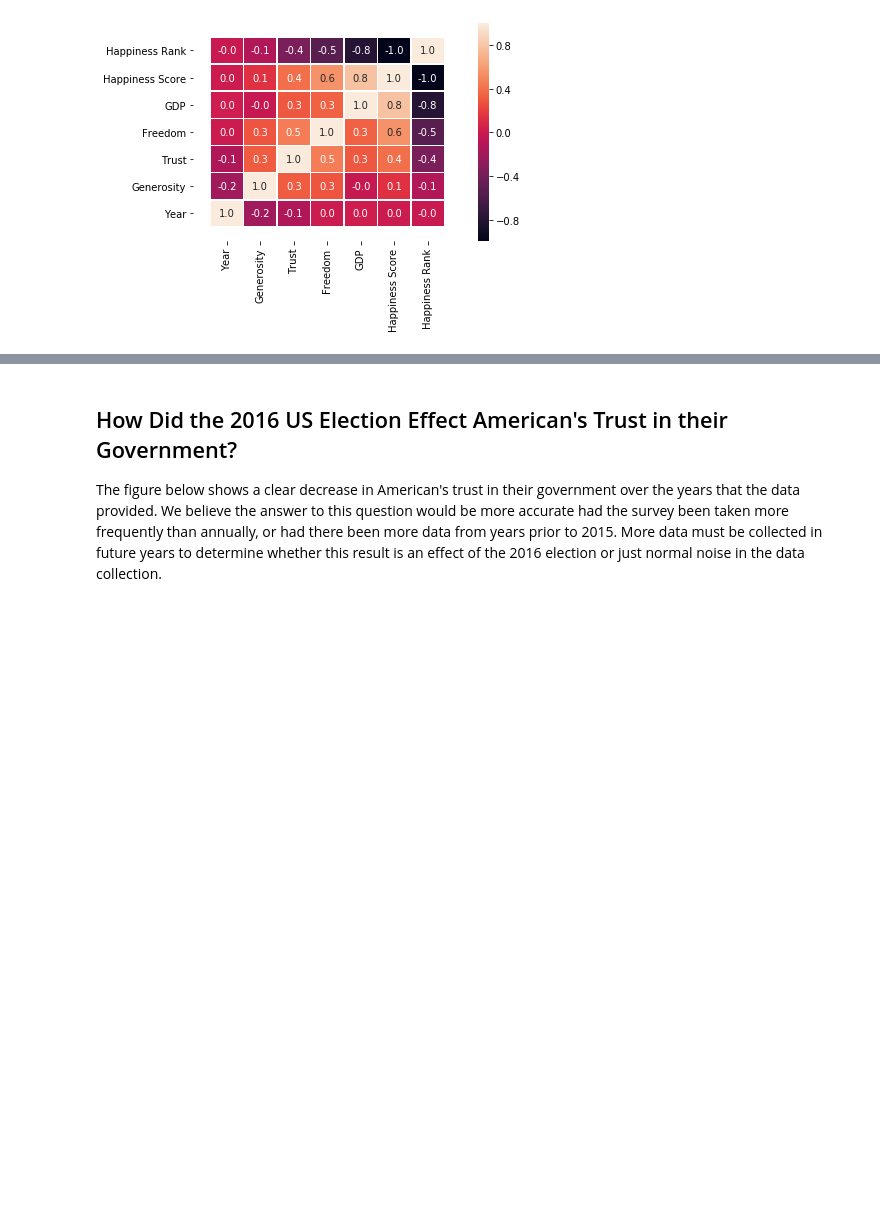
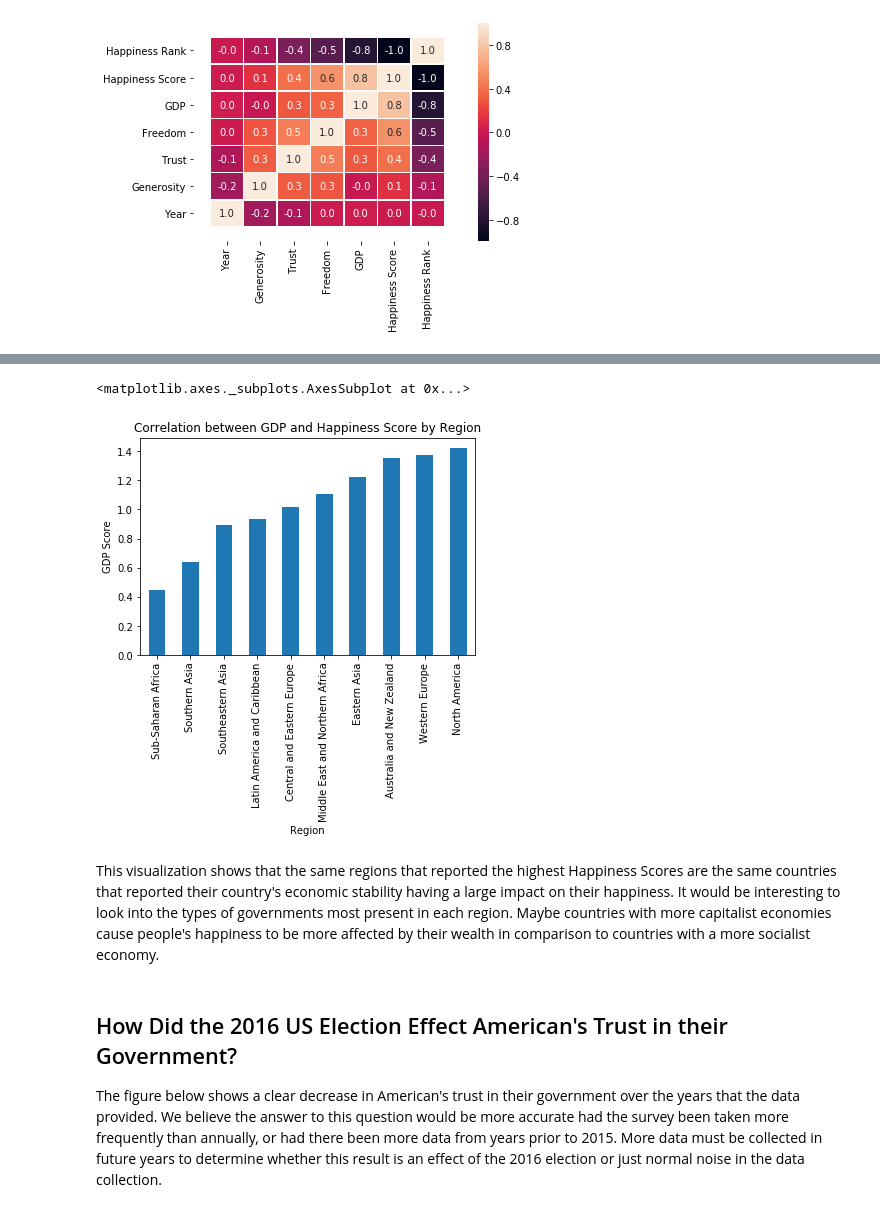
Before and after one commit to lsussman1/DataScienceTutorial, a Jupyter notebook: index.ipynb, the cells around one changed output, grey strips where cells are left out. Saved outputs shown, nothing was run; the diff lists cells and outputs as text; code cells hidden in the pictures; blank space fills up the shorter version.

```diff
--- a/index.ipynb
+++ b/index.ipynb
@@ -272,3 +277,22 @@ plt.show()
+# %%
+#determine mean happiness of each region
+meanGDP = allyears.groupby('Region')['GDP'].mean()
+
+#sort values
+meanGDPSorted = meanGDP.sort_values()
+
+#initialize a new figure
+fig, ax = plt.subplots()
+
+#plot figure
+ax.set_ylabel("GDP Score")
+ax.set_title("Correlation between GDP and Happiness Score by Region")
+meanGDPSorted.plot(kind = 'bar')
+# %% [output]
+<matplotlib.axes._subplots.AxesSubplot at 0x...>
+[figure, added]
+# %% [markdown]
+This visualization shows that the same regions that reported the highest Happiness Scores are the same countries that reported their country's economic stability having a large impact on their happiness. It would be interesting to look into the types of governments most present in each region. Maybe countries with more capitalist economies cause people's happiness to be more affected by their wealth in comparison to countries with a more socialist economy.
 # %% [markdown]
 ## How Did the 2016 US Election Effect American's Trust in their Government?
 The figure below shows a clear decrease in American's trust in their government over the years that the data provided. We believe the answer to this question would be more accurate had the survey been taken more frequently than annually, or had there been more data from years prior to 2015. More data must be collected in future years to determine whether this result is an effect of the 2016 election or just normal noise in the data collection.
```
Also changed, not shown: parts of 4 cells of this notebook.
